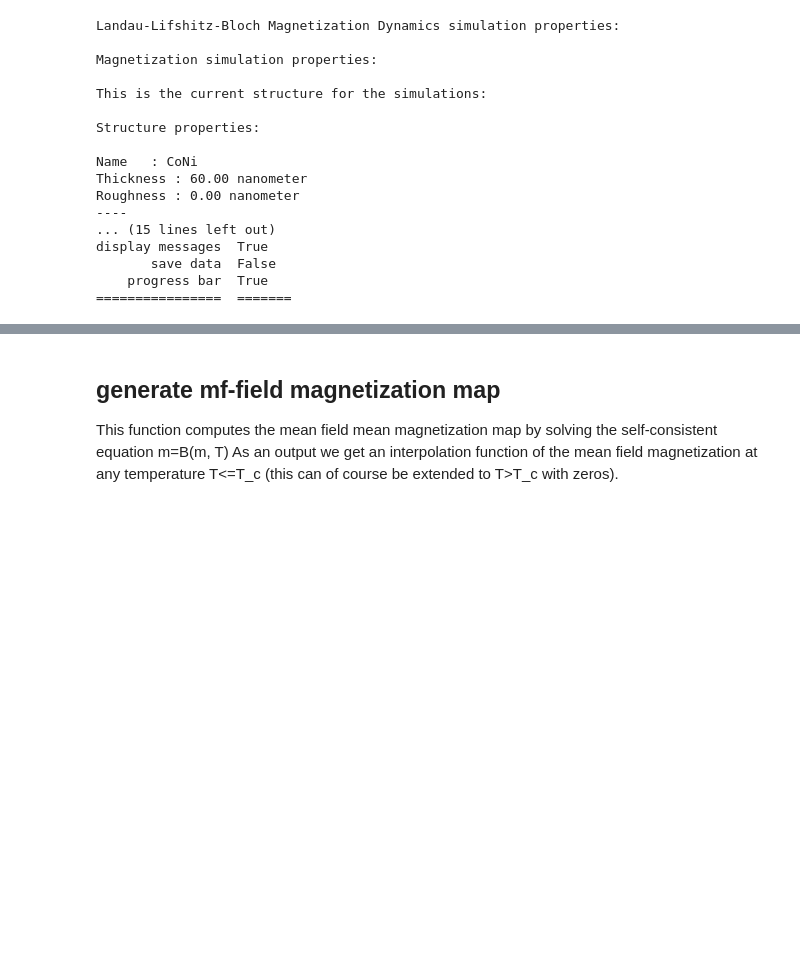
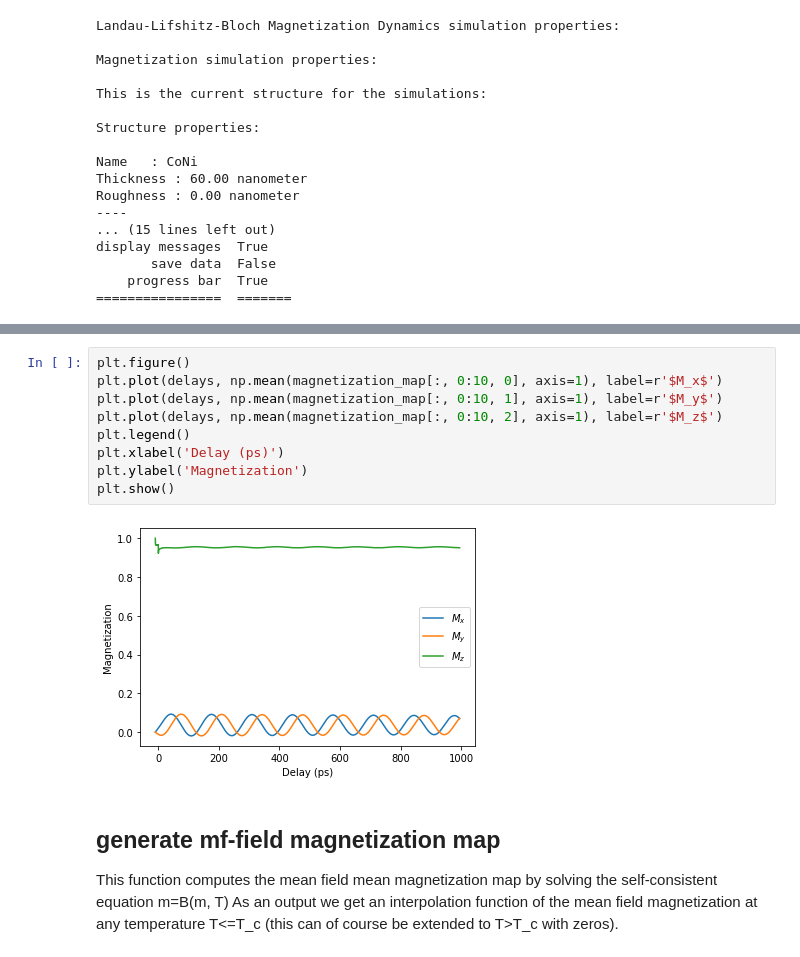
Before and after one commit to dschick/udkm1Dsim, a Jupyter notebook: docs/source/examples/LLB.ipynb, the cells around one changed output, grey strips where cells are left out. Cells and saved outputs as stored; diff of their text form; blank space fills up the shorter version.

```diff
--- a/docs/source/examples/LLB.ipynb
+++ b/docs/source/examples/LLB.ipynb
@@ -274,3 +312,14 @@ AttributeError: 'list' object has no attribute 'T'
+# %%
+plt.figure()
+plt.plot(delays, np.mean(magnetization_map[:, 0:10, 0], axis=1), label=r'$M_x$')
+plt.plot(delays, np.mean(magnetization_map[:, 0:10, 1], axis=1), label=r'$M_y$')
+plt.plot(delays, np.mean(magnetization_map[:, 0:10, 2], axis=1), label=r'$M_z$')
+plt.legend()
+plt.xlabel('Delay (ps)')
+plt.ylabel('Magnetization')
+plt.show()
+# %% [output]
+[figure, added]
 # %% [markdown]
 ## generate mf-field magnetization map
 
```
Also changed, not shown: parts of 11 cells of this notebook.
